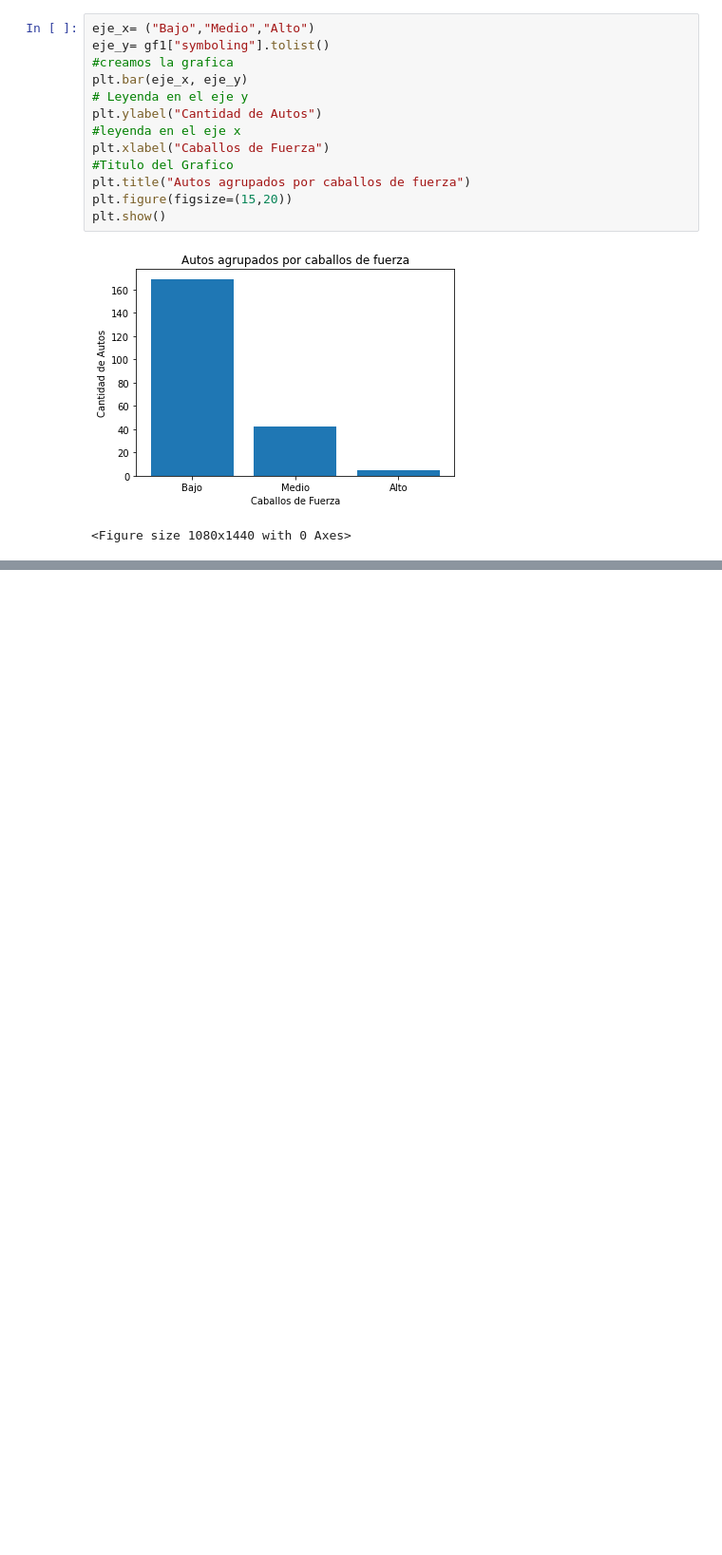
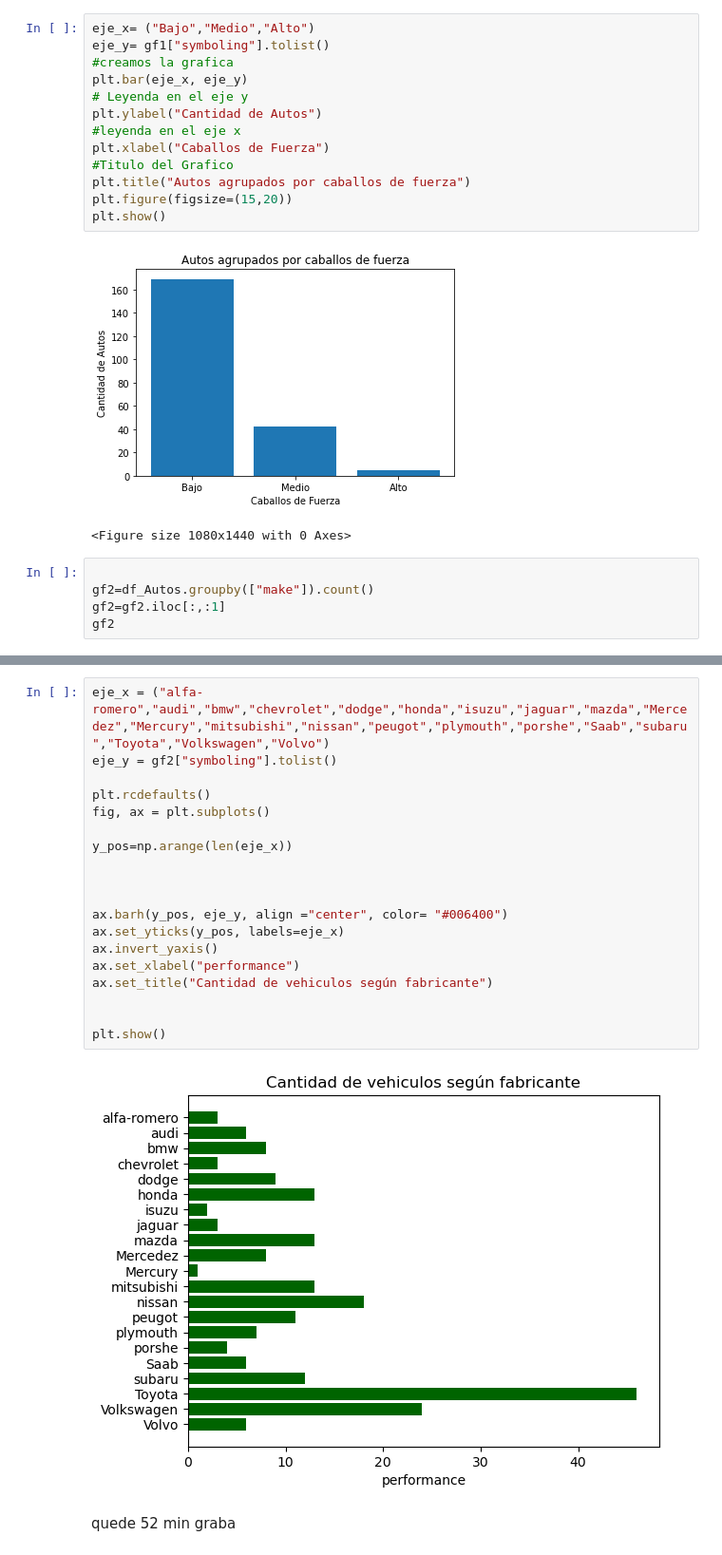
Before and after one commit to Calderon20/portafolio-de-evidencias, a Jupyter notebook: AnalisisDatos_Autos.ipynb, the cells around one changed output, grey strips where cells are left out. Shown: that part at 95% size. Cells and saved outputs as stored; diff of their text form; blank space fills up the shorter version.

```diff
--- a/AnalisisDatos_Autos.ipynb
+++ b/AnalisisDatos_Autos.ipynb
@@ -621,3 +621,8 @@ plt.show()
 # %% [output]
 [figure]
 <Figure size 1080x1440 with 0 Axes>
+# %%
+
+gf2=df_Autos.groupby(["make"]).count()
+gf2=gf2.iloc[:,:1]
+gf2
@@ -623,0 +648,23 @@ plt.show()
+# %%
+eje_x = ("alfa-romero","audi","bmw","chevrolet","dodge","honda","isuzu","jaguar","mazda","Mercedez","Mercury","mitsubishi","nissan","peugot","plymouth","porshe","Saab","subaru","Toyota","Volkswagen","Volvo")
+eje_y = gf2["symboling"].tolist()
+
+plt.rcdefaults()
+fig, ax = plt.subplots()
+
+y_pos=np.arange(len(eje_x))
+
+
+
+ax.barh(y_pos, eje_y, align ="center", color= "#006400")
+ax.set_yticks(y_pos, labels=eje_x)
+ax.invert_yaxis()
+ax.set_xlabel("performance")
+ax.set_title("Cantidad de vehiculos según fabricante")
+
+
+plt.show()
+# %% [output]
+[figure, added]
+# %% [markdown]
+quede 52 min graba
```
Also changed, not shown: parts of 1 cell of this notebook.
